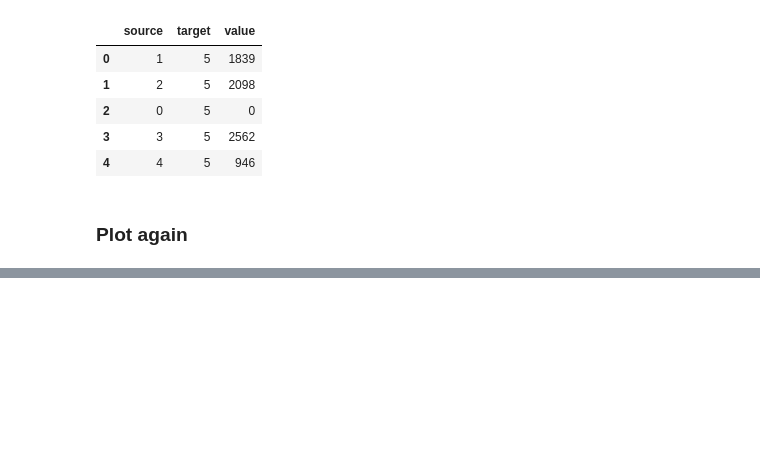
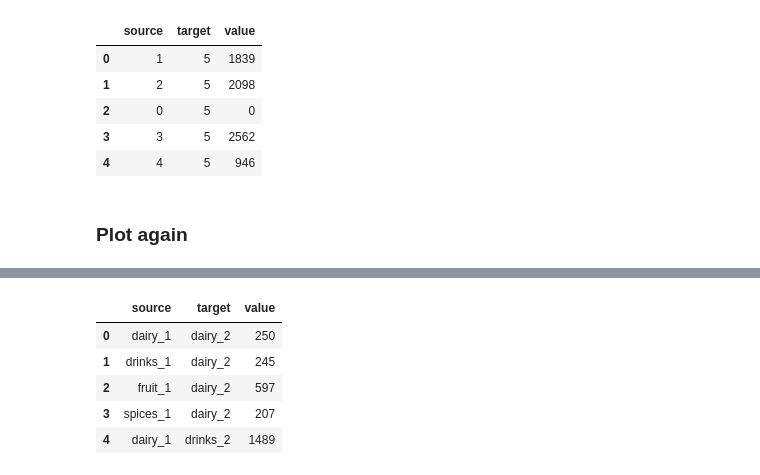
Before and after one commit to yotkadata/simulation_project, a Jupyter notebook: sankey.ipynb, the cells around one changed output, grey strips where cells are left out. Cells and saved outputs as stored; diff of their text form; code cells hidden in the pictures; blank space fills up the shorter version.

```diff
--- a/sankey.ipynb
+++ b/sankey.ipynb
@@ -103,0 +175,15 @@ fig.show()
+# %%
+P2 = pd.crosstab(
+    index=df_steps[1],
+    columns=df_steps[2],
+)
+
+P2 = transform_df(P2, 1)
+P2.head()
+# %% [output]
+|  | source | target | value |
+| 0 | dairy_1 | dairy_2 | 250 |
+| 1 | drinks_1 | dairy_2 | 245 |
+| 2 | fruit_1 | dairy_2 | 597 |
+| 3 | spices_1 | dairy_2 | 207 |
+| 4 | dairy_1 | drinks_2 | 1489 |
```
Also changed, not shown: parts of 12 cells of this notebook.
